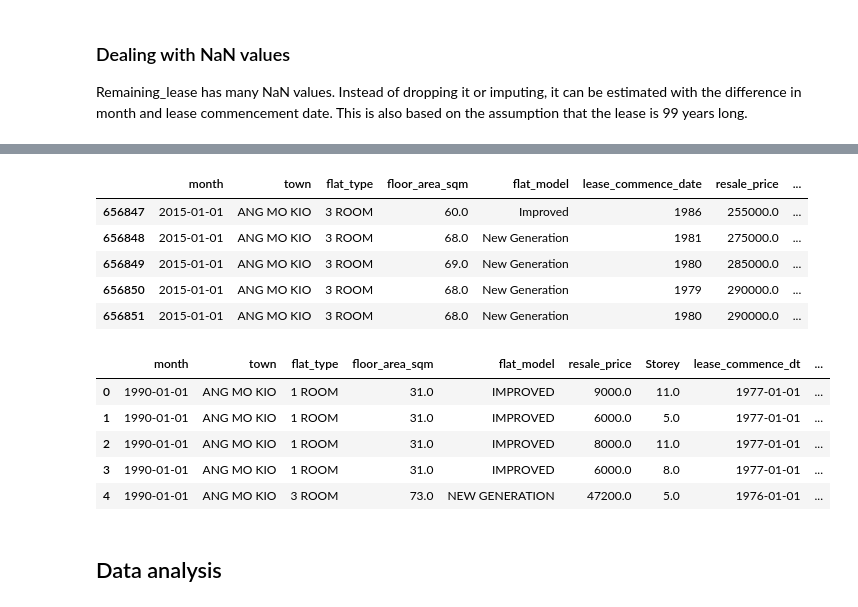
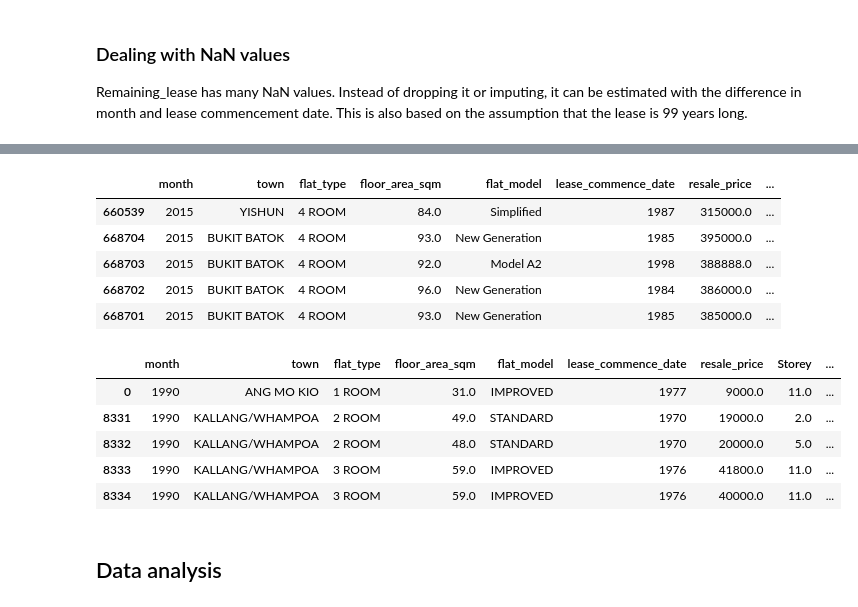
Before and after one commit to wheynelau/resale-price-in-sg, a Jupyter notebook: Resale Price.ipynb, the cells around one changed output, grey strips where cells are left out. Saved outputs shown, nothing was run; the diff lists cells and outputs as text; code cells hidden in the pictures.

```diff
--- a/Resale Price.ipynb
+++ b/Resale Price.ipynb
@@ -19,7 +19,7 @@ import os
 path = 'resale-flat-prices'
 files = os.listdir(path)
 # %%
-csv_files = [os.path.join(path,csv) for csv in files if ".csv" in csv ]
+csv_files = [os.path.join(path,csv) for csv in files if ".csv" in csv if "resale-flat-prices" in csv ]
 print(csv_files)
 # %% [output]
 ['resale-flat-prices\\resale-flat-prices-based-on-approval-date-1990-1999.csv', 'resale-flat-prices\\resale-flat-prices-based-on-approval-date-2000-feb-2012.csv', 'resale-flat-prices\\resale-flat-pric ...
@@ -43,0 +34,3 @@ Name: storey_range, dtype: object
+# %%
+df['month'] = df['month'].str.split('-').str[0].astype(int)
+df = df.sort_values('month')
@@ -130,8 +128,3 @@ dtype: int64
 ### Dealing with NaN values
 
 Remaining_lease has many NaN values. Instead of dropping it or imputing, it can be estimated with the difference in month and lease commencement date. This is also based on the assumption that the lease is 99 years long.
-# %%
-# Convert month and lease_commence_date to datetime
-features['lease_commence_dt']=pd.to_datetime(features['lease_commence_date'],format="%Y")
-features['month'] = pd.to_datetime(features['month'],format="%Y-%m")
-features.sample(5)
@@ -145,31 +131,29 @@ features.sample(5)
 # %%
 # Create new col remaining_lease_dt which is the difference between month and lease_commence_date
-features['current_lease_dt']=features['month']-features['lease_commence_dt']
-features['current_lease_year'] = features['current_lease_dt'] / np.timedelta64(1, 'Y')
+features['current_lease_year']=features['month']-features['lease_commence_date']
 features['remaining_lease_year'] = 99-features['current_lease_year']
 # %%
-#Check if the values are similar
-# tail as most of the head values are NaN
+#Check if the values are same
 features[~features['remaining_lease'].isna()].head()
 # %% [output]
 |  | month | town | flat_type | floor_area_sqm | flat_model | lease_commence_date | resale_price | ... |
-| 656847 | 2015-01-01 | ANG MO KIO | 3 ROOM | 60.0 | Improved | 1986 | 255000.0 | ... |
-| 656848 | 2015-01-01 | ANG MO KIO | 3 ROOM | 68.0 | New Generation | 1981 | 275000.0 | ... |
-| 656849 | 2015-01-01 | ANG MO KIO | 3 ROOM | 69.0 | New Generation | 1980 | 285000.0 | ... |
-| 656850 | 2015-01-01 | ANG MO KIO | 3 ROOM | 68.0 | New Generation | 1979 | 290000.0 | ... |
-| 656851 | 2015-01-01 | ANG MO KIO | 3 ROOM | 68.0 | New Generation | 1980 | 290000.0 | ... |
+| 660539 | 2015 | YISHUN | 4 ROOM | 84.0 | Simplified | 1987 | 315000.0 | ... |
+| 668704 | 2015 | BUKIT BATOK | 4 ROOM | 93.0 | New Generation | 1985 | 395000.0 | ... |
+| 668703 | 2015 | BUKIT BATOK | 4 ROOM | 92.0 | Model A2 | 1998 | 388888.0 | ... |
+| 668702 | 2015 | BUKIT BATOK | 4 ROOM | 96.0 | New Generation | 1984 | 386000.0 | ... |
+| 668701 | 2015 | BUKIT BATOK | 4 ROOM | 93.0 | New Generation | 1985 | 385000.0 | ... |
 # %%
-features.drop(columns = ['remaining_lease','lease_commence_date','current_lease_dt']
+features.drop(columns = ['remaining_lease']
                          ,axis=1
                         ,inplace = True)
 features.head()
 # %% [output]
-|  | month | town | flat_type | floor_area_sqm | flat_model | resale_price | Storey | lease_commence_dt | ... |
-| 0 | 1990-01-01 | ANG MO KIO | 1 ROOM | 31.0 | IMPROVED | 9000.0 | 11.0 | 1977-01-01 | ... |
-| 1 | 1990-01-01 | ANG MO KIO | 1 ROOM | 31.0 | IMPROVED | 6000.0 | 5.0 | 1977-01-01 | ... |
-| 2 | 1990-01-01 | ANG MO KIO | 1 ROOM | 31.0 | IMPROVED | 8000.0 | 11.0 | 1977-01-01 | ... |
-| 3 | 1990-01-01 | ANG MO KIO | 1 ROOM | 31.0 | IMPROVED | 6000.0 | 8.0 | 1977-01-01 | ... |
-| 4 | 1990-01-01 | ANG MO KIO | 3 ROOM | 73.0 | NEW GENERATION | 47200.0 | 5.0 | 1976-01-01 | ... |
+|  | month | town | flat_type | floor_area_sqm | flat_model | lease_commence_date | resale_price | Storey | ... |
+| 0 | 1990 | ANG MO KIO | 1 ROOM | 31.0 | IMPROVED | 1977 | 9000.0 | 11.0 | ... |
+| 8331 | 1990 | KALLANG/WHAMPOA | 2 ROOM | 49.0 | STANDARD | 1970 | 19000.0 | 2.0 | ... |
+| 8332 | 1990 | KALLANG/WHAMPOA | 2 ROOM | 48.0 | STANDARD | 1970 | 20000.0 | 5.0 | ... |
+| 8333 | 1990 | KALLANG/WHAMPOA | 3 ROOM | 59.0 | IMPROVED | 1976 | 41800.0 | 11.0 | ... |
+| 8334 | 1990 | KALLANG/WHAMPOA | 3 ROOM | 59.0 | IMPROVED | 1976 | 40000.0 | 11.0 | ... |
 # %% [markdown]
 ## Data analysis
 # %% [markdown]
```
Also changed, not shown: parts of 52 cells of this notebook, 1 other file.
